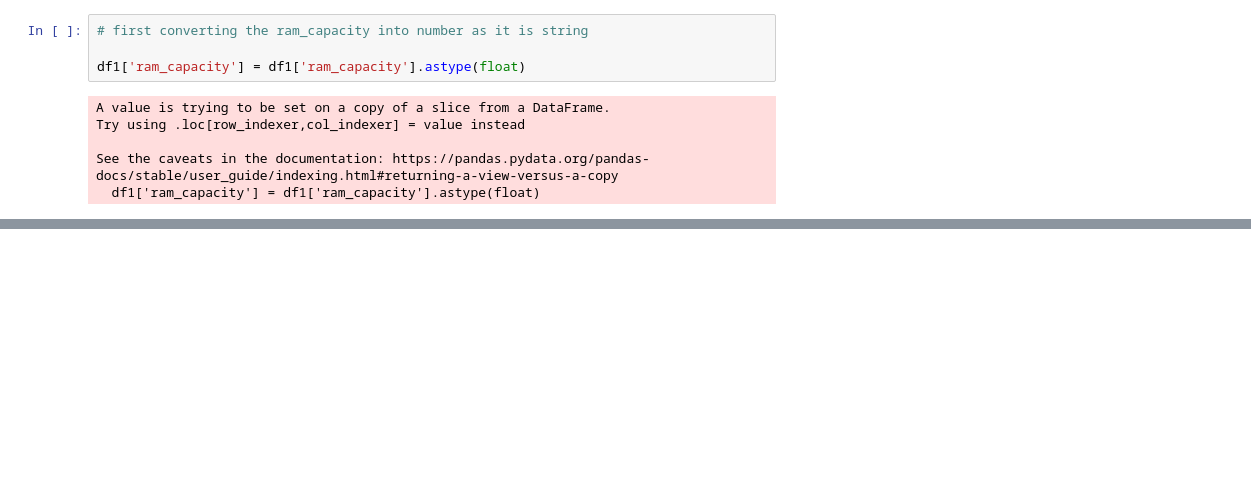
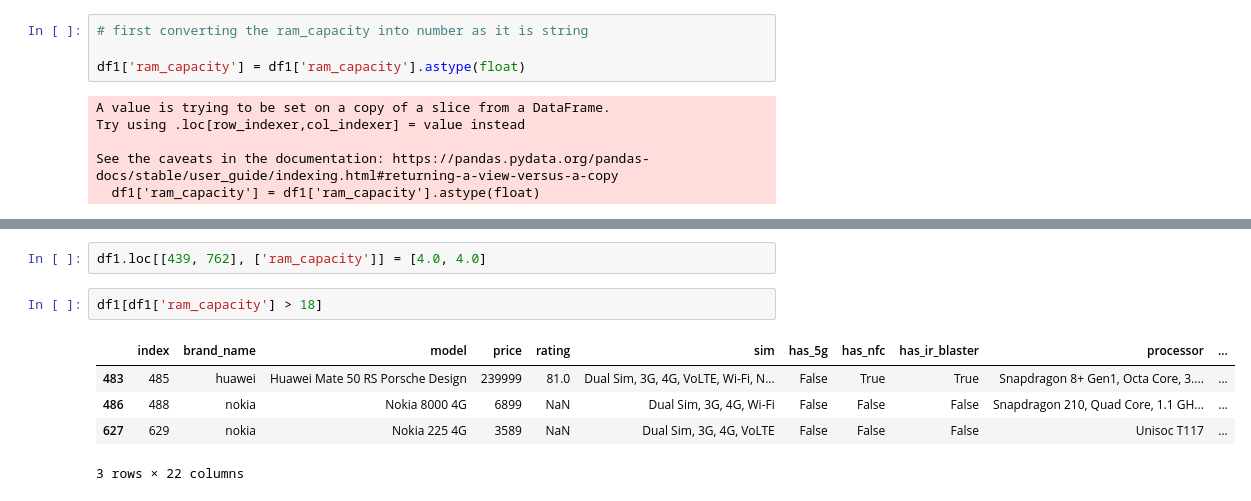
Before and after one commit to Muhammad-Waleed-Source/Data-Analysis-Process, a Jupyter notebook: Data Cleaning/1-Data-Cleaning.ipynb, the cells around one changed output, grey strips where cells are left out. Drawn from its saved outputs; the diff is of its cells as text; blank space fills up the shorter version.

```diff
--- a/Data Cleaning/1-Data-Cleaning.ipynb
+++ b/Data Cleaning/1-Data-Cleaning.ipynb
@@ -1677,0 +1692,10 @@ See the caveats in the documentation: https://pandas.pydata.org/pandas-docs/stab
+# %%
+df1.loc[[439, 762], ['ram_capacity']] = [4.0, 4.0]
+# %%
+df1[df1['ram_capacity'] > 18]
+# %% [output]
+|  | index | brand_name | model | price | rating | sim | has_5g | has_nfc | has_ir_blaster | processor | ... |
+| 483 | 485 | huawei | Huawei Mate 50 RS Porsche Design | 239999 | 81.0 | Dual Sim, 3G, 4G, VoLTE, Wi-Fi, N... | False | True | True | Snapdragon 8+ Gen1, Octa Core, 3.... | ... |
+| 486 | 488 | nokia | Nokia 8000 4G | 6899 | NaN | Dual Sim, 3G, 4G, Wi-Fi | False | False | False | Snapdragon 210, Quad Core, 1.1 GH... | ... |
+| 627 | 629 | nokia | Nokia 225 4G | 3589 | NaN | Dual Sim, 3G, 4G, VoLTE | False | False | False | Unisoc T117 | ... |
+3 rows × 22 columns
```
Also changed, not shown: parts of 2 cells of this notebook.
